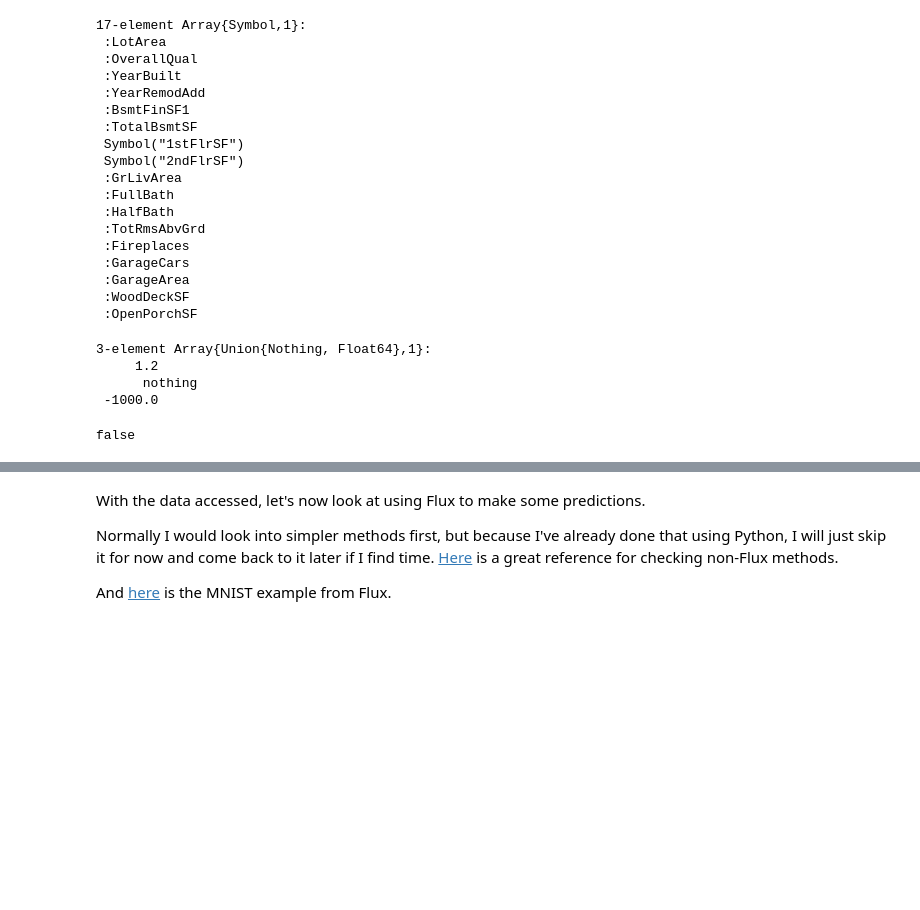
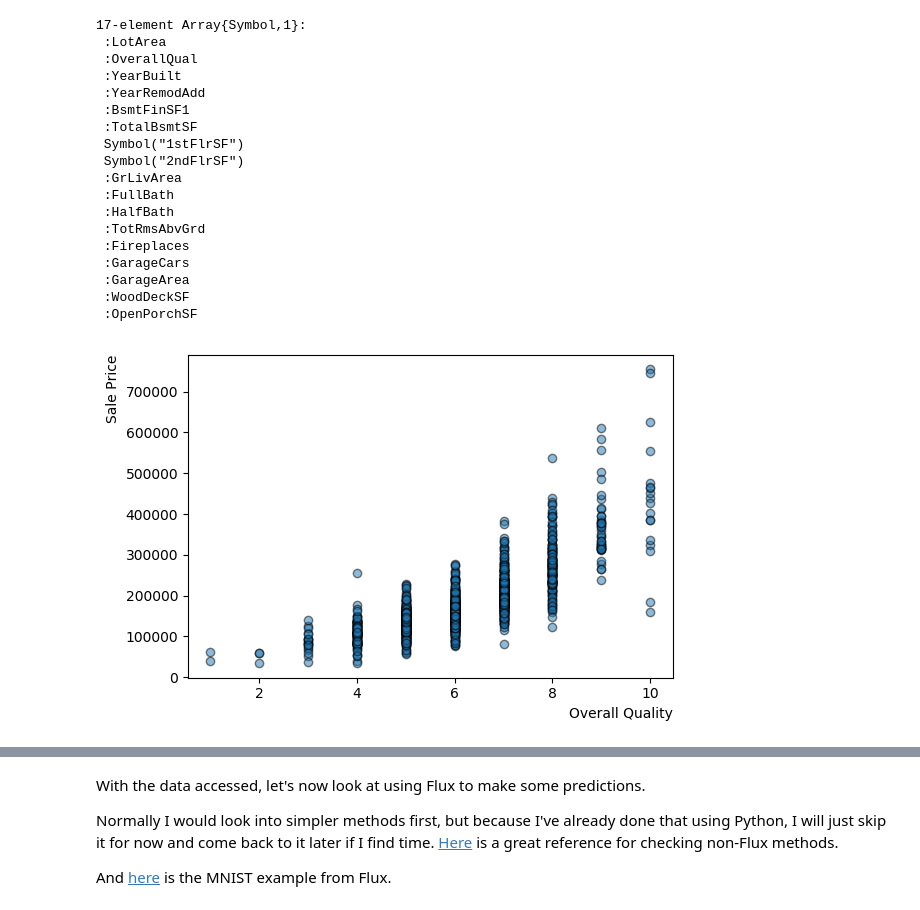
Before and after one commit to demarley/figment, a Jupyter notebook: housing-prices/julia/housing_prices.ipynb, the cells around one changed output, grey strips where cells are left out. Drawn from its saved outputs; the diff is of its cells as text; code cells hidden in the pictures; blank space fills up the shorter version.

```diff
--- a/housing-prices/julia/housing_prices.ipynb
+++ b/housing-prices/julia/housing_prices.ipynb
@@ -211,20 +211,18 @@ Sale price is 35 (35)
  :GarageArea
  :WoodDeckSF
  :OpenPorchSF
-# %%
-# LotFrontage     0.351799
-# MasVnrArea      0.477493
-# GarageYrBlt     0.486362
-# map(x->(v = tryparse(Float64,x); ismissing(v) ? 0.0 : get(v)),text_data[:MasVnrArea])
-strvec = ["1.2","NA","-1e3"]
-map(x->(v = tryparse(Float64,x); isnull(v) ? -1 : v),strvec)
-# %% [output]
-3-element Array{Union{Nothing, Float64},1}:
-     1.2
-      nothing
- -1000.0
-# %%
-a = tryparse(Float64,"NA")
-isnull(a)
-# %% [output]
-false
+# %%
+# Let's make a couple more plots for fun:
+# OverallQual vs SalePrice
+fig = figure("corrmat",figsize=(6,4))
+ax  = gca()
+
+scatter(df[:OverallQual],df[:SalePrice],alpha=0.5,edgecolor="k")
+
+xlabel("Overall Quality", position=(1,0), ha="right")
+ylabel("Sale Price", position=(0,1), ha="right")
+
+fig[:canvas][:draw]()
+PyPlot.tight_layout()
+# %% [output]
+[figure, added]
```
Also changed, not shown: parts of 30 cells of this notebook.
